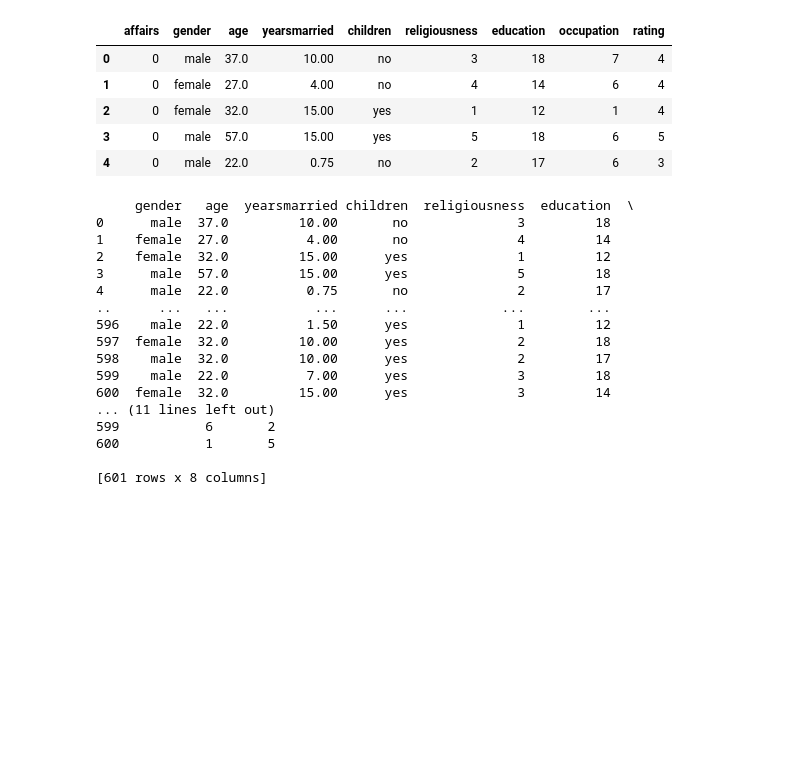
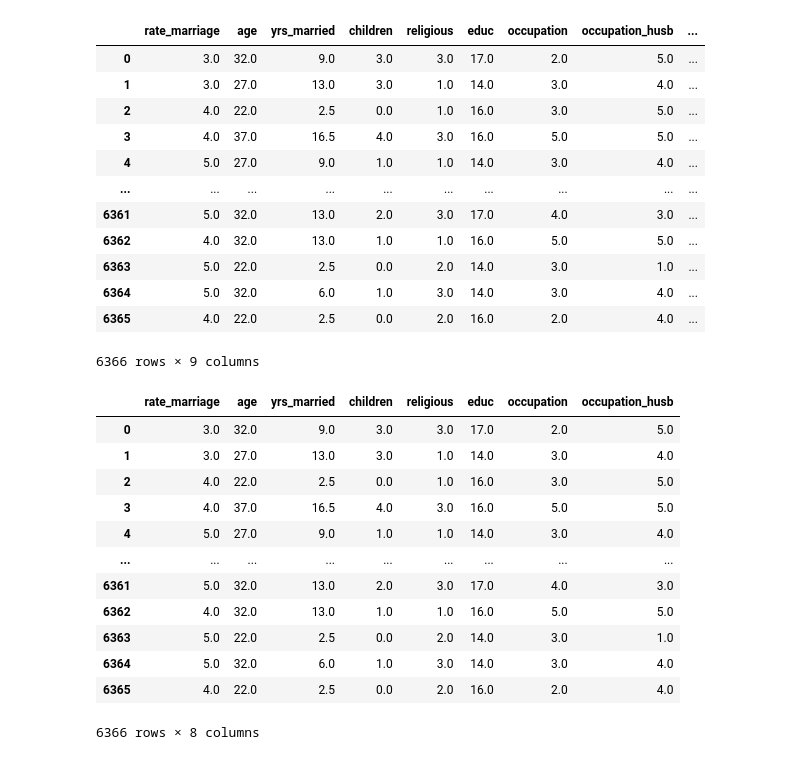
Before and after one commit to mukesh1996-ds/Logistic-Regression-, a Jupyter notebook: Logistic Regression.ipynb, the cells around one changed output. Drawn from its saved outputs; the diff is of its cells as text; code cells hidden in the pictures; blank space fills up the shorter version.

```diff
--- a/Logistic Regression.ipynb
+++ b/Logistic Regression.ipynb
@@ -13 +10,18 @@ df = pd.read_csv('Affairs.csv')
+# %%
+df= sm.datasets.fair.load_pandas().data
+df
+# %% [output]
+|  | rate_marriage | age | yrs_married | children | religious | educ | occupation | occupation_husb | ... |
+| 0 | 3.0 | 32.0 | 9.0 | 3.0 | 3.0 | 17.0 | 2.0 | 5.0 | ... |
+| 1 | 3.0 | 27.0 | 13.0 | 3.0 | 1.0 | 14.0 | 3.0 | 4.0 | ... |
+| 2 | 4.0 | 22.0 | 2.5 | 0.0 | 1.0 | 16.0 | 3.0 | 5.0 | ... |
+| 3 | 4.0 | 37.0 | 16.5 | 4.0 | 3.0 | 16.0 | 5.0 | 5.0 | ... |
+| 4 | 5.0 | 27.0 | 9.0 | 1.0 | 1.0 | 14.0 | 3.0 | 4.0 | ... |
+| ... | ... | ... | ... | ... | ... | ... | ... | ... | ... |
+| 6361 | 5.0 | 32.0 | 13.0 | 2.0 | 3.0 | 17.0 | 4.0 | 3.0 | ... |
+| 6362 | 4.0 | 32.0 | 13.0 | 1.0 | 1.0 | 16.0 | 5.0 | 5.0 | ... |
+| 6363 | 5.0 | 22.0 | 2.5 | 0.0 | 2.0 | 14.0 | 3.0 | 1.0 | ... |
+| 6364 | 5.0 | 32.0 | 6.0 | 1.0 | 3.0 | 14.0 | 3.0 | 4.0 | ... |
+| 6365 | 4.0 | 22.0 | 2.5 | 0.0 | 2.0 | 16.0 | 2.0 | 4.0 | ... |
+6366 rows × 9 columns
 # %%
@@ -15,31 +31,18 @@ df.drop(labels= ['Unnamed: 0'], axis = 1, inplace=True)
-# %%
-df.head()
-# %% [output]
-|  | affairs | gender | age | yearsmarried | children | religiousness | education | occupation | rating |
-| 0 | 0 | male | 37.0 | 10.00 | no | 3 | 18 | 7 | 4 |
-| 1 | 0 | female | 27.0 | 4.00 | no | 4 | 14 | 6 | 4 |
-| 2 | 0 | female | 32.0 | 15.00 | yes | 1 | 12 | 1 | 4 |
-| 3 | 0 | male | 57.0 | 15.00 | yes | 5 | 18 | 6 | 5 |
-| 4 | 0 | male | 22.0 | 0.75 | no | 2 | 17 | 6 | 3 |
 # %%
-x = df.iloc[:, 1:]
-print(x)
+x = df.drop(labels = 'affair', axis = 1)
+x
 # %% [output]
+|  | rate_marriage | age | yrs_married | children | religious | educ | occupation | occupation_husb |
+| 0 | 3.0 | 32.0 | 9.0 | 3.0 | 3.0 | 17.0 | 2.0 | 5.0 |
+| 1 | 3.0 | 27.0 | 13.0 | 3.0 | 1.0 | 14.0 | 3.0 | 4.0 |
+| 2 | 4.0 | 22.0 | 2.5 | 0.0 | 1.0 | 16.0 | 3.0 | 5.0 |
+| 3 | 4.0 | 37.0 | 16.5 | 4.0 | 3.0 | 16.0 | 5.0 | 5.0 |
+| 4 | 5.0 | 27.0 | 9.0 | 1.0 | 1.0 | 14.0 | 3.0 | 4.0 |
+| ... | ... | ... | ... | ... | ... | ... | ... | ... |
+| 6361 | 5.0 | 32.0 | 13.0 | 2.0 | 3.0 | 17.0 | 4.0 | 3.0 |
+| 6362 | 4.0 | 32.0 | 13.0 | 1.0 | 1.0 | 16.0 | 5.0 | 5.0 |
+| 6363 | 5.0 | 22.0 | 2.5 | 0.0 | 2.0 | 14.0 | 3.0 | 1.0 |
+| 6364 | 5.0 | 32.0 | 6.0 | 1.0 | 3.0 | 14.0 | 3.0 | 4.0 |
+| 6365 | 4.0 | 22.0 | 2.5 | 0.0 | 2.0 | 16.0 | 2.0 | 4.0 |
-     gender   age  yearsmarried children  religiousness  education  \
-0      male  37.0         10.00       no              3         18
-1    female  27.0          4.00       no              4         14
-2    female  32.0         15.00      yes              1         12
-3      male  57.0         15.00      yes              5         18
-4      male  22.0          0.75       no              2         17
-..      ...   ...           ...      ...            ...        ...
-596    male  22.0          1.50      yes              1         12
-597  female  32.0         10.00      yes              2         18
-598    male  32.0         10.00      yes              2         17
-599    male  22.0          7.00      yes              3         18
-600  female  32.0         15.00      yes              3         14
-... (11 lines left out)
-599           6       2
-600           1       5
-
-[601 rows x 8 columns]
+6366 rows × 8 columns
 # %%
```
Also changed, not shown: parts of 24 cells of this notebook, 6 other files.
